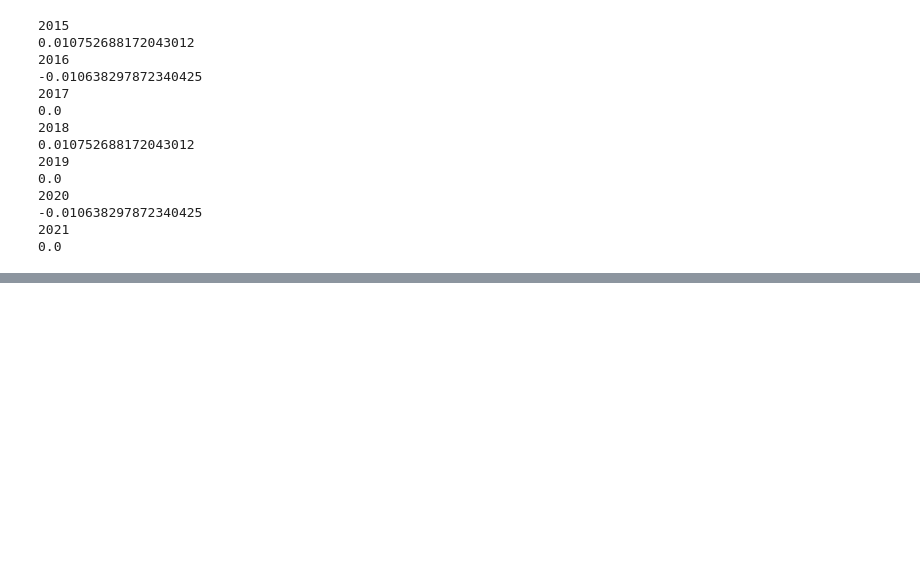
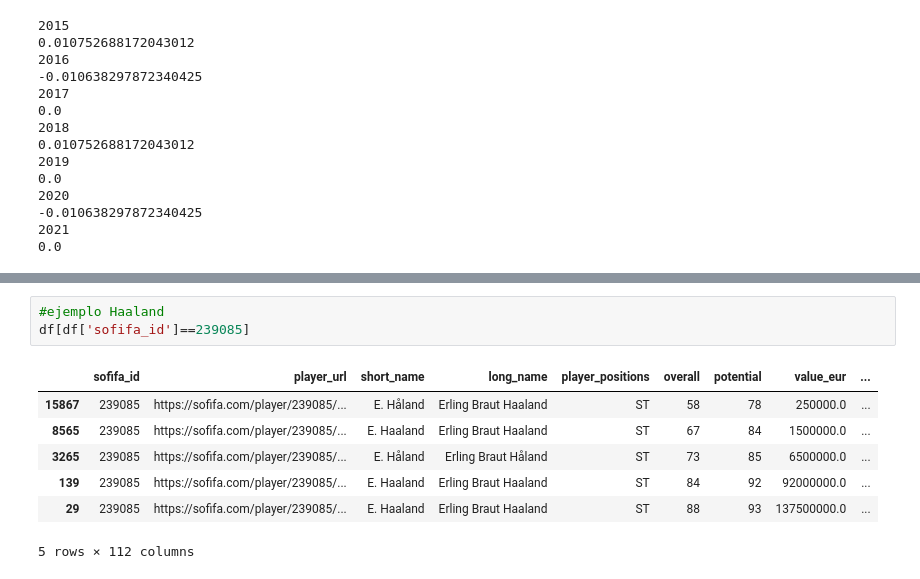
Before and after one commit to nathygonzalez/PR06-Machine-Learning-Group-Project, a Jupyter notebook: Fifa_proyect.ipynb, the cells around one changed output, grey strips where cells are left out. Saved outputs shown, nothing was run; the diff lists cells and outputs as text; blank space fills up the shorter version.

```diff
--- a/Fifa_proyect.ipynb
+++ b/Fifa_proyect.ipynb
@@ -240,0 +230,11 @@ df_new=pd.read_csv('data\players_total.csv')
+# %%
+#ejemplo Haaland
+df[df['sofifa_id']==239085]
+# %% [output]
+|  | sofifa_id | player_url | short_name | long_name | player_positions | overall | potential | value_eur | ... |
+| 15867 | 239085 | https://sofifa.com/player/239085/... | E. Håland | Erling Braut Haaland | ST | 58 | 78 | 250000.0 | ... |
+| 8565 | 239085 | https://sofifa.com/player/239085/... | E. Haaland | Erling Braut Haaland | ST | 67 | 84 | 1500000.0 | ... |
+| 3265 | 239085 | https://sofifa.com/player/239085/... | E. Håland | Erling Braut Håland | ST | 73 | 85 | 6500000.0 | ... |
+| 139 | 239085 | https://sofifa.com/player/239085/... | E. Haaland | Erling Braut Haaland | ST | 84 | 92 | 92000000.0 | ... |
+| 29 | 239085 | https://sofifa.com/player/239085/... | E. Haaland | Erling Braut Haaland | ST | 88 | 93 | 137500000.0 | ... |
+5 rows × 112 columns
```
Also changed, not shown: parts of 39 cells of this notebook.
